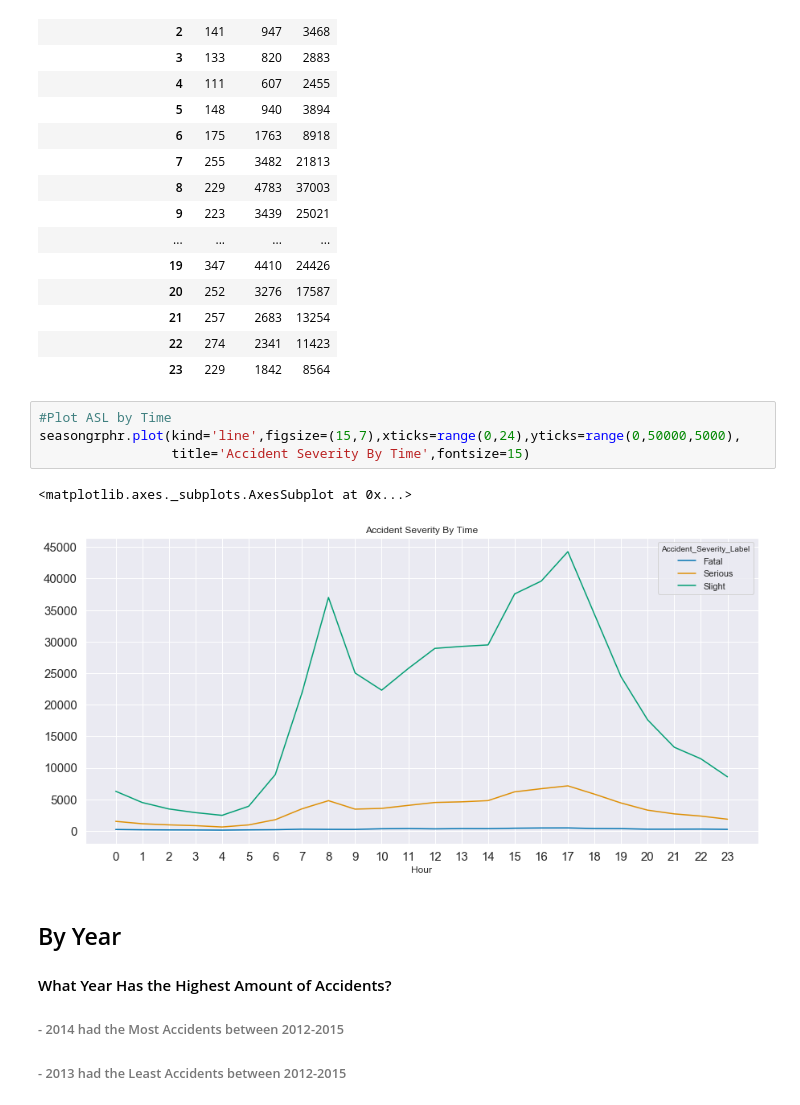
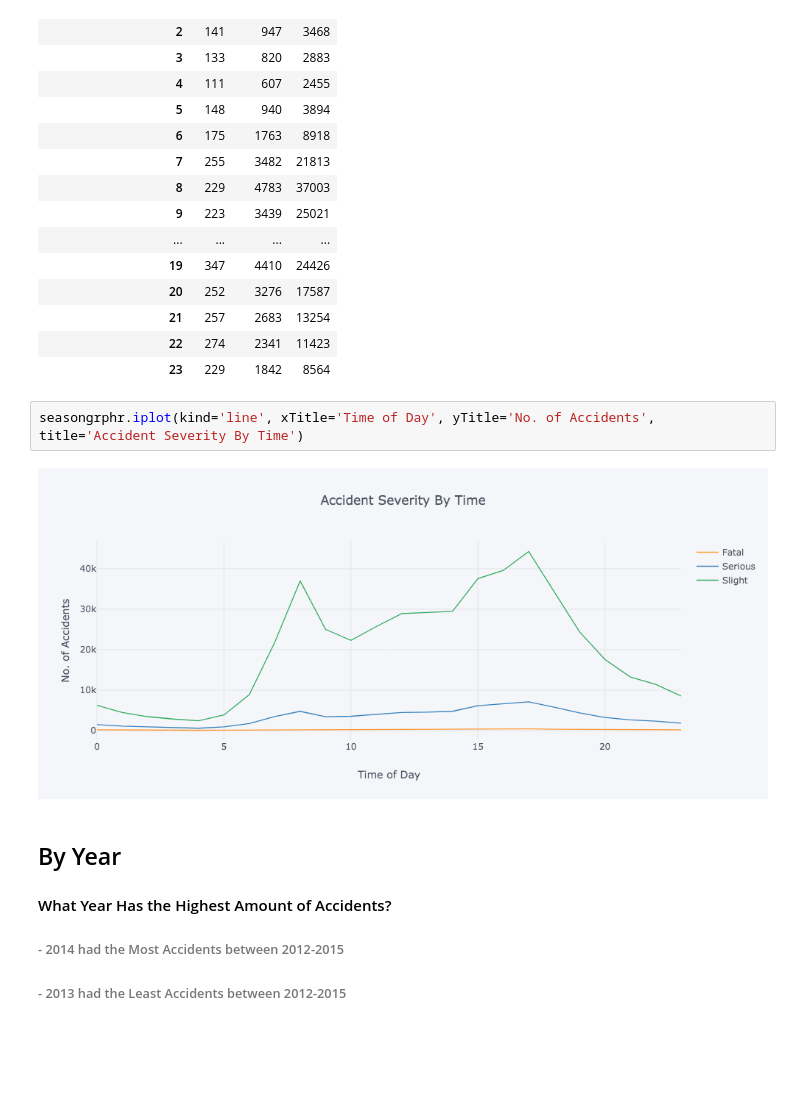
Before and after one commit to Danjah/ukdata, a Jupyter notebook: ukdata_df_prep.ipynb, the cells around one changed output. Cells and saved outputs as stored; diff of their text form; blank space fills up the shorter version.

```diff
--- a/ukdata_df_prep.ipynb
+++ b/ukdata_df_prep.ipynb
@@ -188,13 +186,10 @@ seasongrphr.style.highlight_max(color='red')
 | 21 | 257 | 2683 | 13254 |
 | 22 | 274 | 2341 | 11423 |
 | 23 | 229 | 1842 | 8564 |
-# %%
-#Plot ASL by Time
-seasongrphr.plot(kind='line',figsize=(15,7),xticks=range(0,24),yticks=range(0,50000,5000),
-                 title='Accident Severity By Time',fontsize=15)
-# %% [output]
-<matplotlib.axes._subplots.AxesSubplot at 0x...>
-[figure, removed]
+# %%
+seasongrphr.iplot(kind='line', xTitle='Time of Day', yTitle='No. of Accidents', title='Accident Severity By Time')
+# %% [output]
+[figure, added]
 # %% [markdown]
 ## By Year
 ####  What Year Has the Highest Amount of Accidents?
```
Also changed, not shown: parts of 21 cells of this notebook.
